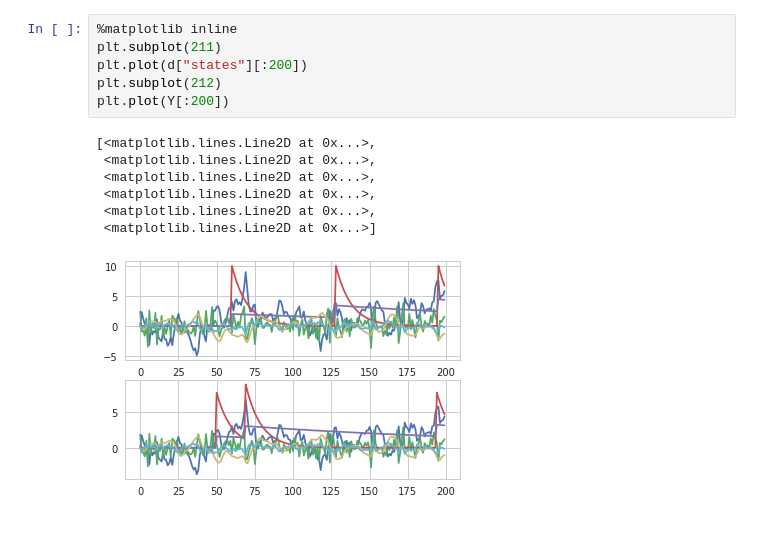
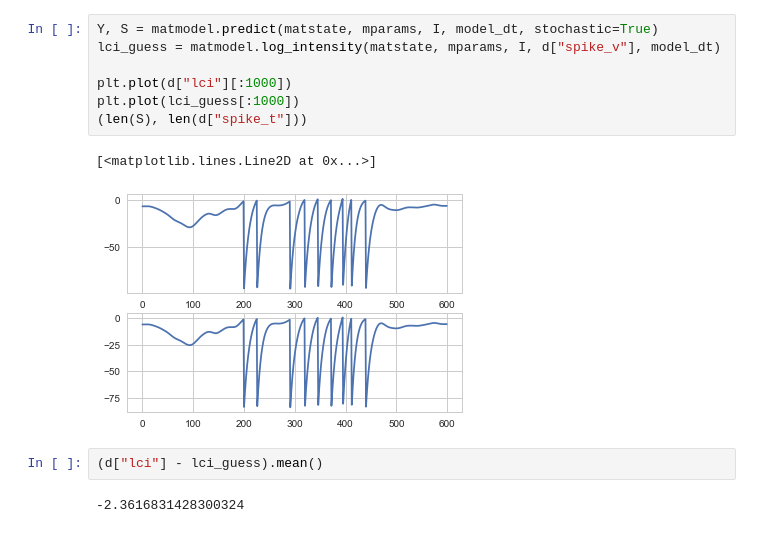
Before and after one commit to melizalab/dstrf, a Jupyter notebook: mat/matmat.ipynb, the cells around one changed output. Cells and saved outputs as stored; diff of their text form.

```diff
--- a/mat/matmat.ipynb
+++ b/mat/matmat.ipynb
@@ -155,14 +165,14 @@ print(len(S), len(d["spike_t"]))
-# %%
-%matplotlib inline
-plt.subplot(211)
-plt.plot(d["states"][:200])
-plt.subplot(212)
-plt.plot(Y[:200])
-# %% [output]
-[<matplotlib.lines.Line2D at 0x...>,
- <matplotlib.lines.Line2D at 0x...>,
- <matplotlib.lines.Line2D at 0x...>,
- <matplotlib.lines.Line2D at 0x...>,
- <matplotlib.lines.Line2D at 0x...>,
- <matplotlib.lines.Line2D at 0x...>]
-[figure, removed]
+# %%
+Y, S = matmodel.predict(matstate, mparams, I, model_dt, stochastic=True)
+lci_guess = matmodel.log_intensity(matstate, mparams, I, d["spike_v"], model_dt)
+
+plt.plot(d["lci"][:1000])
+plt.plot(lci_guess[:1000])
+(len(S), len(d["spike_t"]))
+# %% [output]
+[<matplotlib.lines.Line2D at 0x...>]
+[figure, added]
+# %%
+(d["lci"] - lci_guess).mean()
+# %% [output]
+-2.3616831428300324
```
Also changed, not shown: parts of 10 cells of this notebook, 2 other files.
